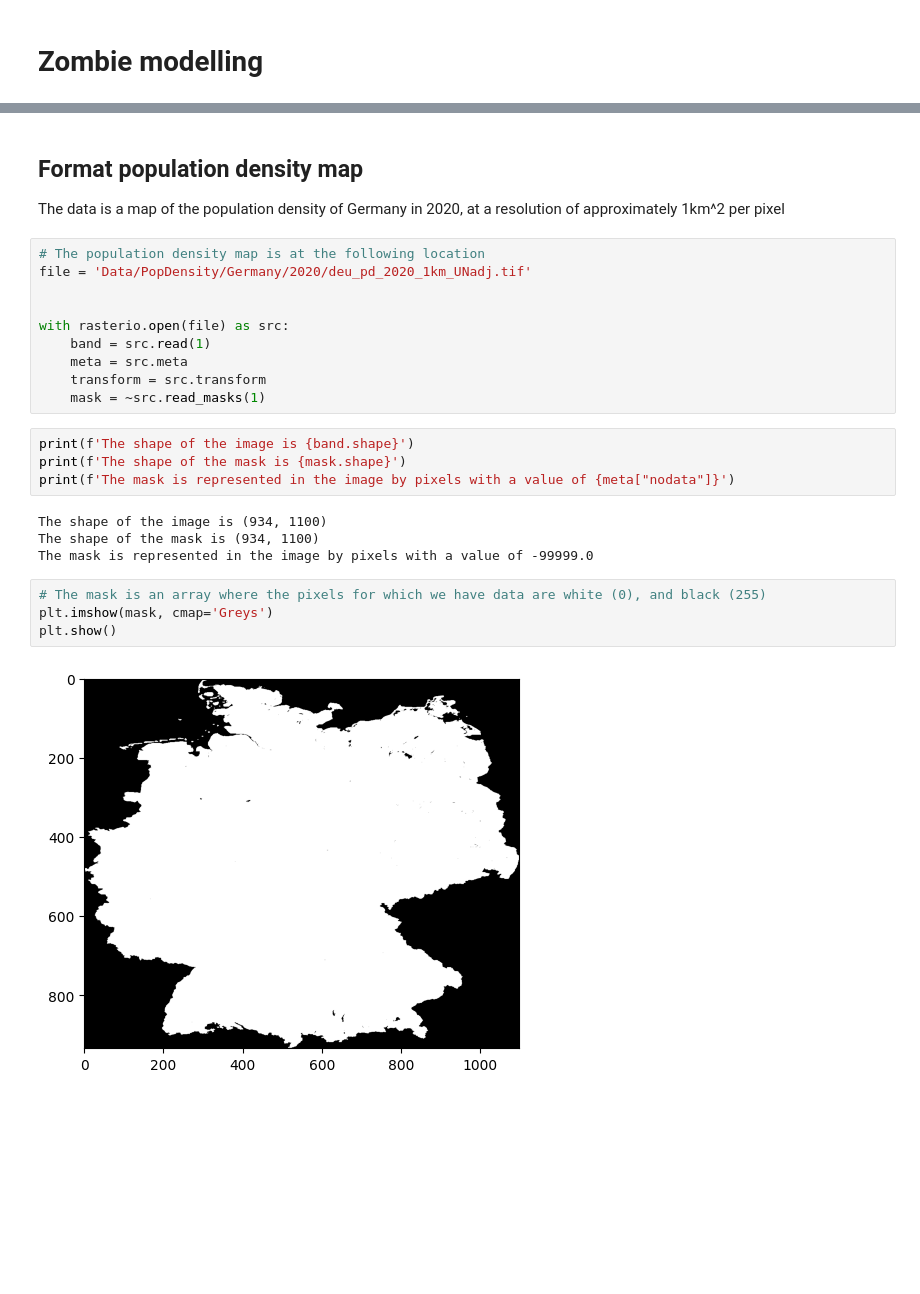
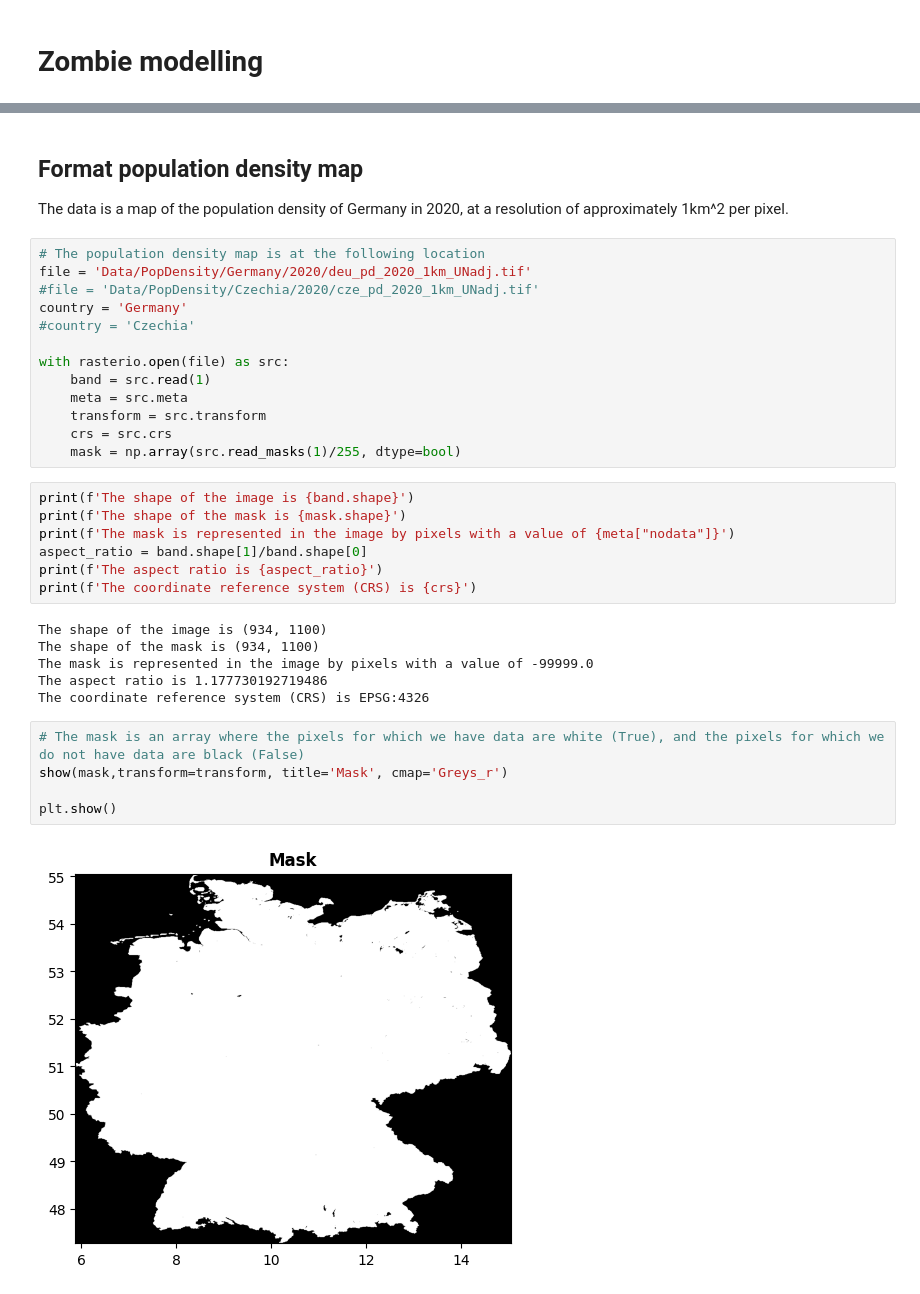
Before and after one commit to Mark-Bugden/zombie-outbreak, a Jupyter notebook: SketchFile.ipynb, the cells around one changed output, grey strips where cells are left out. Drawn from its saved outputs; the diff is of its cells as text; blank space fills up the shorter version.

Commit message:
Updated density maps

```diff
--- a/SketchFile.ipynb
+++ b/SketchFile.ipynb
@@ -12,28 +14,37 @@ from rasterio.plot import show
 # %% [markdown]
 ## Format population density map
-The data is a map of the population density of Germany in 2020, at a resolution of approximately 1km^2 per pixel
+The data is a map of the population density of Germany in 2020, at a resolution of approximately 1km^2 per pixel.
 # %%
 # The population density map is at the following location
 file = 'Data/PopDensity/Germany/2020/deu_pd_2020_1km_UNadj.tif'
-
+#file = 'Data/PopDensity/Czechia/2020/cze_pd_2020_1km_UNadj.tif'
+country = 'Germany'
+#country = 'Czechia'
 
 with rasterio.open(file) as src:
     band = src.read(1)
     meta = src.meta
     transform = src.transform
-    mask = ~src.read_masks(1)
+    crs = src.crs
+    mask = np.array(src.read_masks(1)/255, dtype=bool)
 # %%
 print(f'The shape of the image is {band.shape}')
 print(f'The shape of the mask is {mask.shape}')
 print(f'The mask is represented in the image by pixels with a value of {meta["nodata"]}')
+aspect_ratio = band.shape[1]/band.shape[0]
+print(f'The aspect ratio is {aspect_ratio}')
+print(f'The coordinate reference system (CRS) is {crs}')
 # %% [output]
 The shape of the image is (934, 1100)
 The shape of the mask is (934, 1100)
 The mask is represented in the image by pixels with a value of -99999.0
+The aspect ratio is 1.177730192719486
+The coordinate reference system (CRS) is EPSG:4326
 # %%
-# The mask is an array where the pixels for which we have data are white (0), and black (255)
-plt.imshow(mask, cmap='Greys')
+# The mask is an array where the pixels for which we have data are white (True), and the pixels for which we do not have data are black (False)
+show(mask,transform=transform, title='Mask', cmap='Greys_r')
+
 plt.show()
 # %% [output]
-[figure, old version]
+[figure, new version]
 # %%
```
Also changed, not shown: parts of 5 cells of this notebook, 2 other files.
